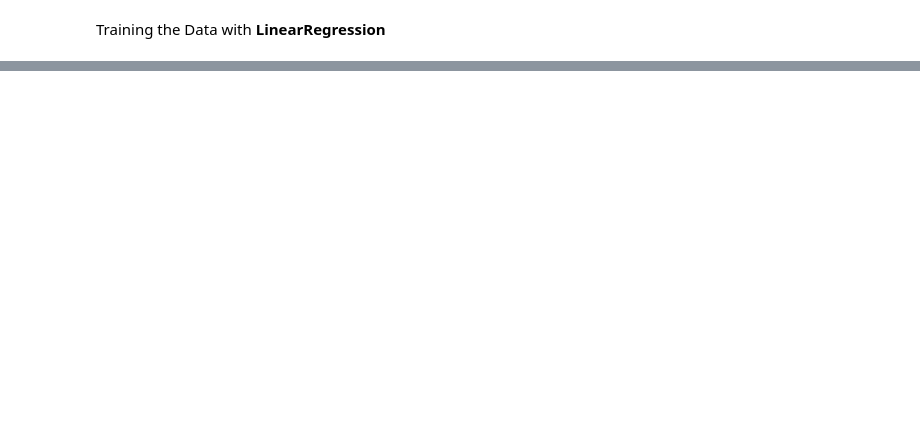
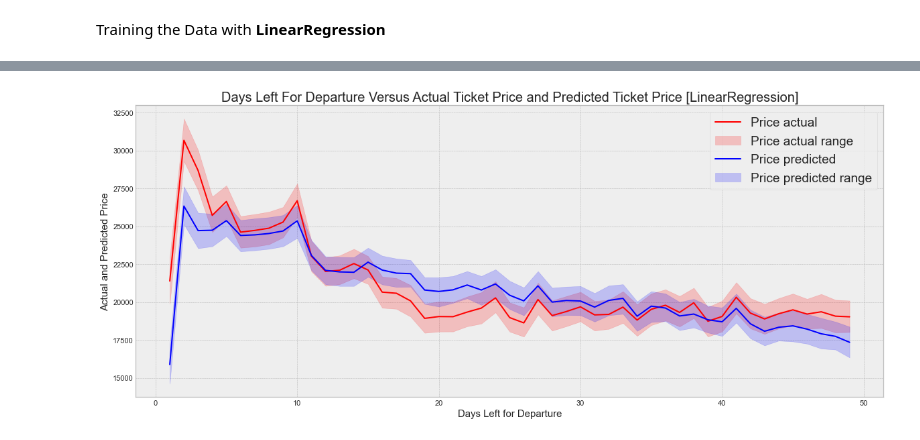
Before and after one commit to chongwei49/IE0005-DSAI-Group-Barley, a Jupyter notebook: src/Flight_Prediction_SRC.ipynb, the cells around one changed output, grey strips where cells are left out. Drawn from its saved outputs; the diff is of its cells as text; code cells hidden in the pictures; blank space fills up the shorter version.

```diff
--- a/src/Flight_Prediction_SRC.ipynb
+++ b/src/Flight_Prediction_SRC.ipynb
@@ -683,2 +684,12 @@ plt.show()
 # %% [markdown]
 <p>Training the Data with <b>LinearRegression</b></p>
+# %%
+#Trainig the model with
+modelmlg.fit(x_train, y_train)
+
+# Predict the model with test data
+
+y_pred = modelmlg.predict(x_test)
+# %%
+out=pd.DataFrame({'Price_actual':y_test,'Price_pred':y_pred})
+result=df_bk.merge(out,left_index=True,right_index=True)
@@ -684,0 +710,11 @@ plt.show()
+# %%
+plt.figure(figsize=(20,8))
+sb.lineplot(data=result,x='days_left',y='Price_actual',color='red')
+sb.lineplot(data=result,x='days_left',y='Price_pred',color='blue')
+plt.title('Days Left For Departure Versus Actual Ticket Price and Predicted Ticket Price [LinearRegression]',fontsize=20)
+plt.legend(labels=['Price actual','Price actual range', 'Price predicted', 'Price predicted range'],fontsize=19)
+plt.xlabel('Days Left for Departure',fontsize=15)
+plt.ylabel('Actual and Predicted Price',fontsize=15)
+plt.show()
+# %% [output]
+[figure, added]
```
Also changed, not shown: parts of 12 cells of this notebook.
